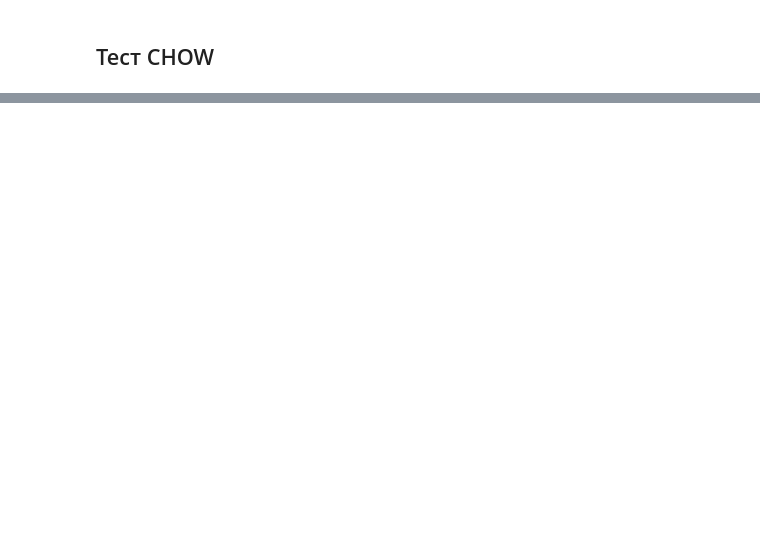
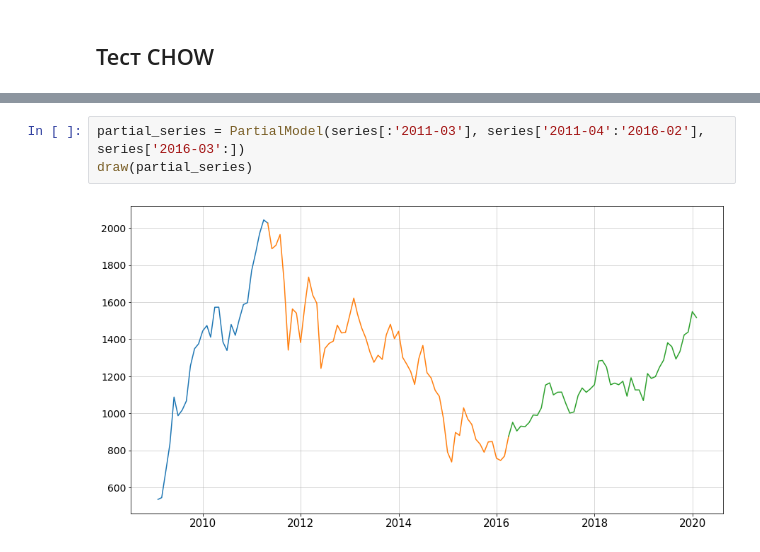
Before and after one commit to xtess16/RTSI, a Jupyter notebook: RTS_test.ipynb, the cells around one changed output, grey strips where cells are left out. Drawn from its saved outputs; the diff is of its cells as text; blank space fills up the shorter version.

```diff
--- a/RTS_test.ipynb
+++ b/RTS_test.ipynb
@@ -533,0 +540,5 @@ plt.legend();
+# %%
+partial_series = PartialModel(series[:'2011-03'], series['2011-04':'2016-02'], series['2016-03':])
+draw(partial_series)
+# %% [output]
+[figure, added]
```
Also changed, not shown: parts of 12 cells of this notebook, 1 other file.
